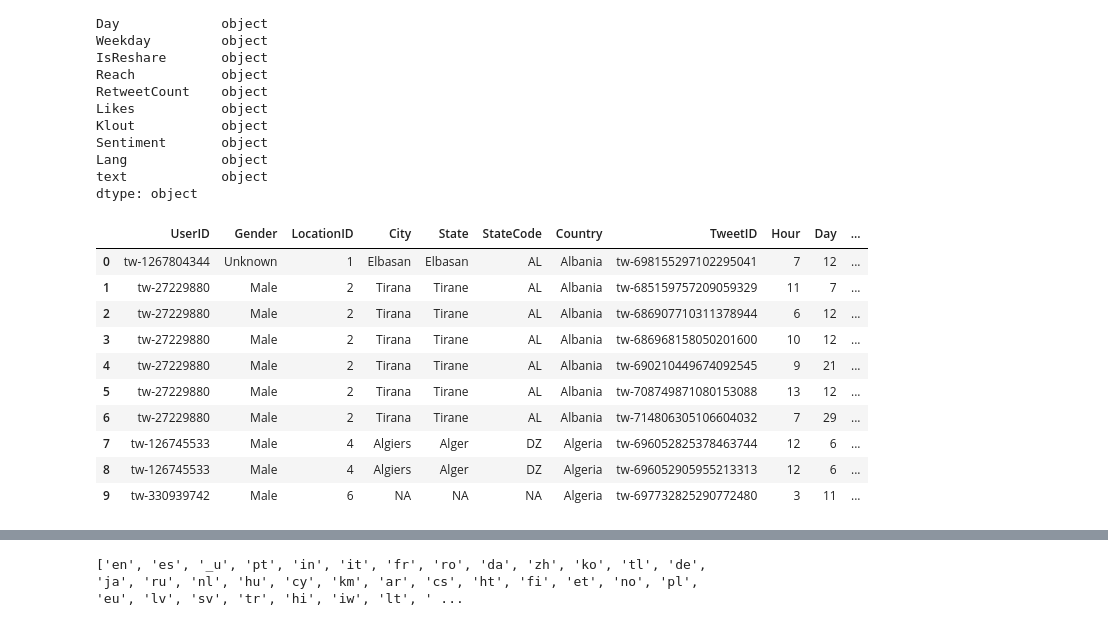
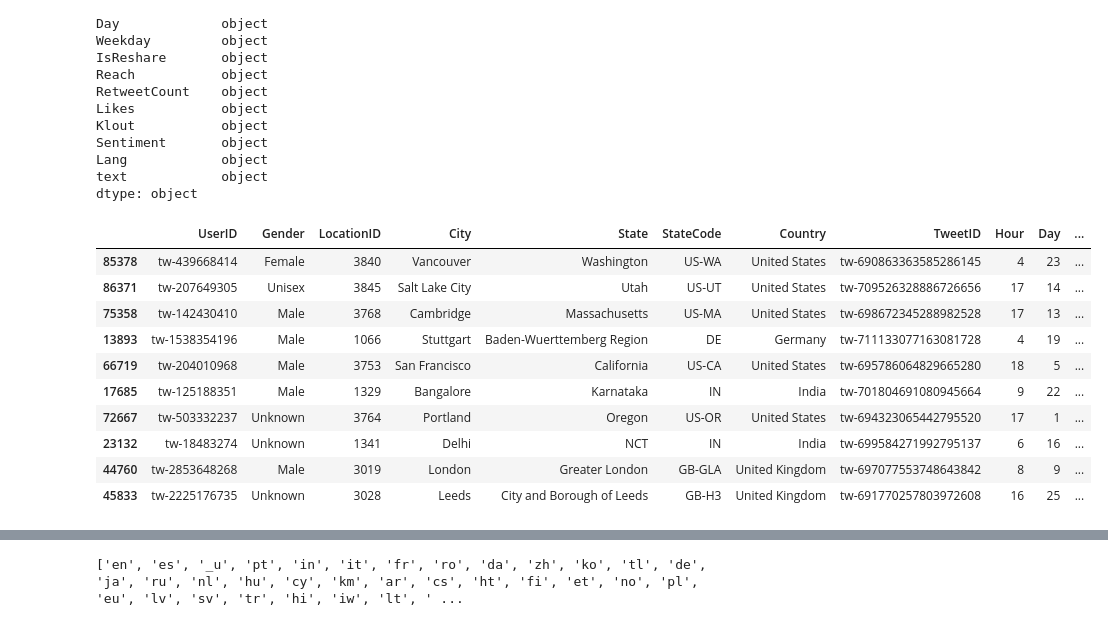
Before and after one commit to abhayvikramnayak98/TweetMetrics, a Jupyter notebook: pandasAnswers.ipynb, the cells around one changed output, grey strips where cells are left out. Cells and saved outputs as stored; diff of their text form; code cells hidden in the pictures.

```diff
--- a/pandasAnswers.ipynb
+++ b/pandasAnswers.ipynb
@@ -128,19 +128,19 @@ dtype: object
 # %%
 # Changing the datatypes of the columns in the dataframe
 tweets_df[['LocationID', 'Reach', 'RetweetCount', 'Likes', 'Klout']] = tweets_df[['LocationID', 'Reach', 'RetweetCount', 'Likes', 'Klout']].astype(int)
-tweets_df.head(10)
+tweets_df.sample(frac=1).head(10)
 # %% [output]
 |  | UserID | Gender | LocationID | City | State | StateCode | Country | TweetID | Hour | Day | ... |
-| 0 | tw-1267804344 | Unknown | 1 | Elbasan | Elbasan | AL | Albania | tw-698155297102295041 | 7 | 12 | ... |
-| 1 | tw-27229880 | Male | 2 | Tirana | Tirane | AL | Albania | tw-685159757209059329 | 11 | 7 | ... |
-| 2 | tw-27229880 | Male | 2 | Tirana | Tirane | AL | Albania | tw-686907710311378944 | 6 | 12 | ... |
-| 3 | tw-27229880 | Male | 2 | Tirana | Tirane | AL | Albania | tw-686968158050201600 | 10 | 12 | ... |
-| 4 | tw-27229880 | Male | 2 | Tirana | Tirane | AL | Albania | tw-690210449674092545 | 9 | 21 | ... |
-| 5 | tw-27229880 | Male | 2 | Tirana | Tirane | AL | Albania | tw-708749871080153088 | 13 | 12 | ... |
-| 6 | tw-27229880 | Male | 2 | Tirana | Tirane | AL | Albania | tw-714806305106604032 | 7 | 29 | ... |
-| 7 | tw-126745533 | Male | 4 | Algiers | Alger | DZ | Algeria | tw-696052825378463744 | 12 | 6 | ... |
-| 8 | tw-126745533 | Male | 4 | Algiers | Alger | DZ | Algeria | tw-696052905955213313 | 12 | 6 | ... |
-| 9 | tw-330939742 | Male | 6 | NA | NA | NA | Algeria | tw-697732825290772480 | 3 | 11 | ... |
+| 85378 | tw-439668414 | Female | 3840 | Vancouver | Washington | US-WA | United States | tw-690863363585286145 | 4 | 23 | ... |
+| 86371 | tw-207649305 | Unisex | 3845 | Salt Lake City | Utah | US-UT | United States | tw-709526328886726656 | 17 | 14 | ... |
+| 75358 | tw-142430410 | Male | 3768 | Cambridge | Massachusetts | US-MA | United States | tw-698672345288982528 | 17 | 13 | ... |
+| 13893 | tw-1538354196 | Male | 1066 | Stuttgart | Baden-Wuerttemberg Region | DE | Germany | tw-711133077163081728 | 4 | 19 | ... |
+| 66719 | tw-204010968 | Male | 3753 | San Francisco | California | US-CA | United States | tw-695786064829665280 | 18 | 5 | ... |
+| 17685 | tw-125188351 | Male | 1329 | Bangalore | Karnataka | IN | India | tw-701804691080945664 | 9 | 22 | ... |
+| 72667 | tw-503332237 | Unknown | 3764 | Portland | Oregon | US-OR | United States | tw-694323065442795520 | 17 | 1 | ... |
+| 23132 | tw-18483274 | Unknown | 1341 | Delhi | NCT | IN | India | tw-699584271992795137 | 6 | 16 | ... |
+| 44760 | tw-2853648268 | Male | 3019 | London | Greater London | GB-GLA | United Kingdom | tw-697077553748643842 | 8 | 9 | ... |
+| 45833 | tw-2225176735 | Unknown | 3028 | Leeds | City and Borough of Leeds | GB-H3 | United Kingdom | tw-691770257803972608 | 16 | 25 | ... |
 # %%
 # Classifying the sentiment as per the values in the dataframe.
 classifySentiment = lambda x: 'Neutral' if x == 0 else ('Positive' if x > 0 else 'Negative')
```
Also changed, not shown: parts of 18 cells of this notebook.
